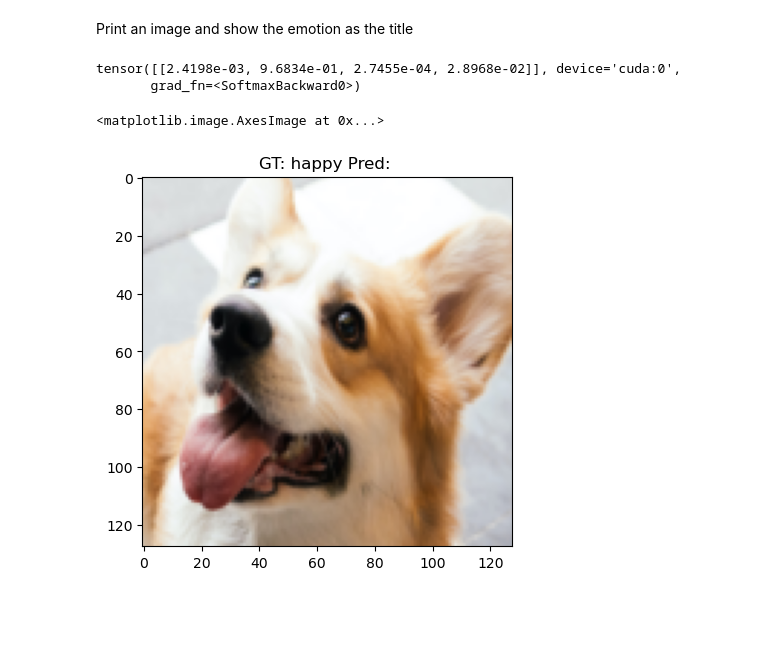
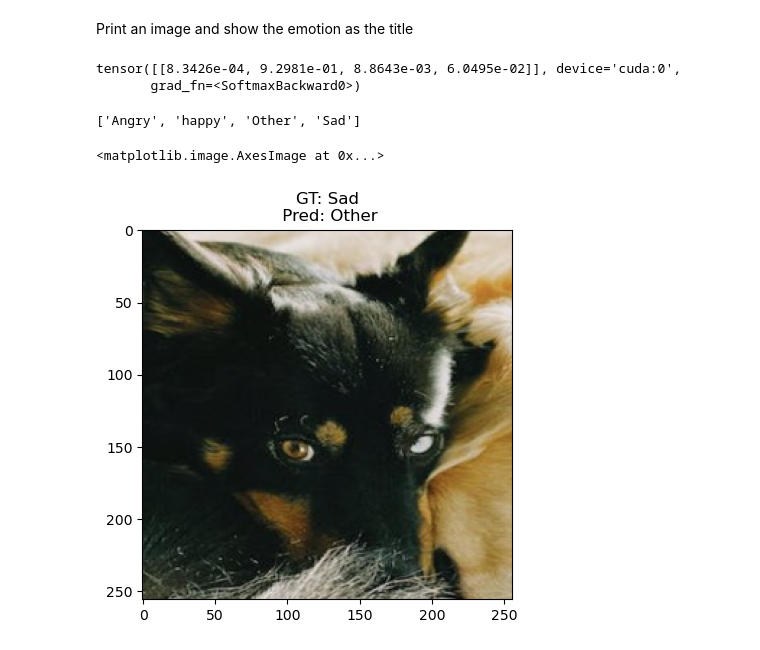
Before and after one commit to toivow/PetFacialExpression, a Jupyter notebook: Notebook.ipynb, the cells around one changed output. Saved outputs shown, nothing was run; the diff lists cells and outputs as text; code cells hidden in the pictures; blank space fills up the shorter version.

```diff
--- a/Notebook.ipynb
+++ b/Notebook.ipynb
@@ -99,18 +82,22 @@ KeyboardInterrupt:
 # %% [markdown]
 Print an image and show the emotion as the title
 # %%
-img, label = dataset_val[3]
+img, label = dataset_val[0]
 torch.softmax(model(img[None,:].to(device)), dim=1)
 # %% [output]
-tensor([[2.4198e-03, 9.6834e-01, 2.7455e-04, 2.8968e-02]], device='cuda:0',
+tensor([[8.3426e-04, 9.2981e-01, 8.8643e-03, 6.0495e-02]], device='cuda:0',
        grad_fn=<SoftmaxBackward0>)
+# %%
+dataset_train.dataset.classes
+# %% [output]
+['Angry', 'happy', 'Other', 'Sad']
 # %%
 model.eval()
-img, label = dataset_val[3]
+img, label = dataset_val[5]
+pred = torch.argmax(torch.softmax(model(img[None,:].to(device)), dim=1), dim=1)
 img = img.permute(1, 2, 0).to(device)
-pred = model(img)
-plt.title("GT: " + dataset_train.dataset.classes[label] + " Pred: ")
+plt.title("GT: " + dataset_train.dataset.classes[label] + "\n Pred: " + dataset_train.dataset.classes[pred.item()])
 plt.imshow(img.detach().cpu())
 # %% [output]
 <matplotlib.image.AxesImage at 0x...>
-[figure, old version]
+[figure, new version]
```
Also changed, not shown: parts of 4 cells of this notebook.
